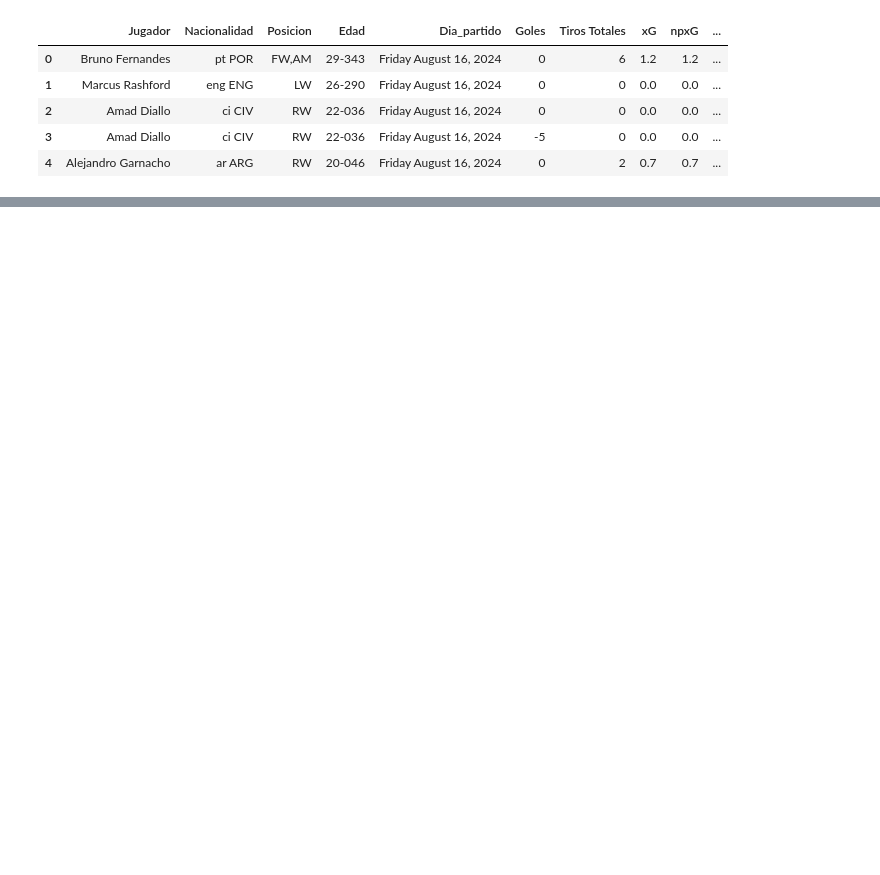
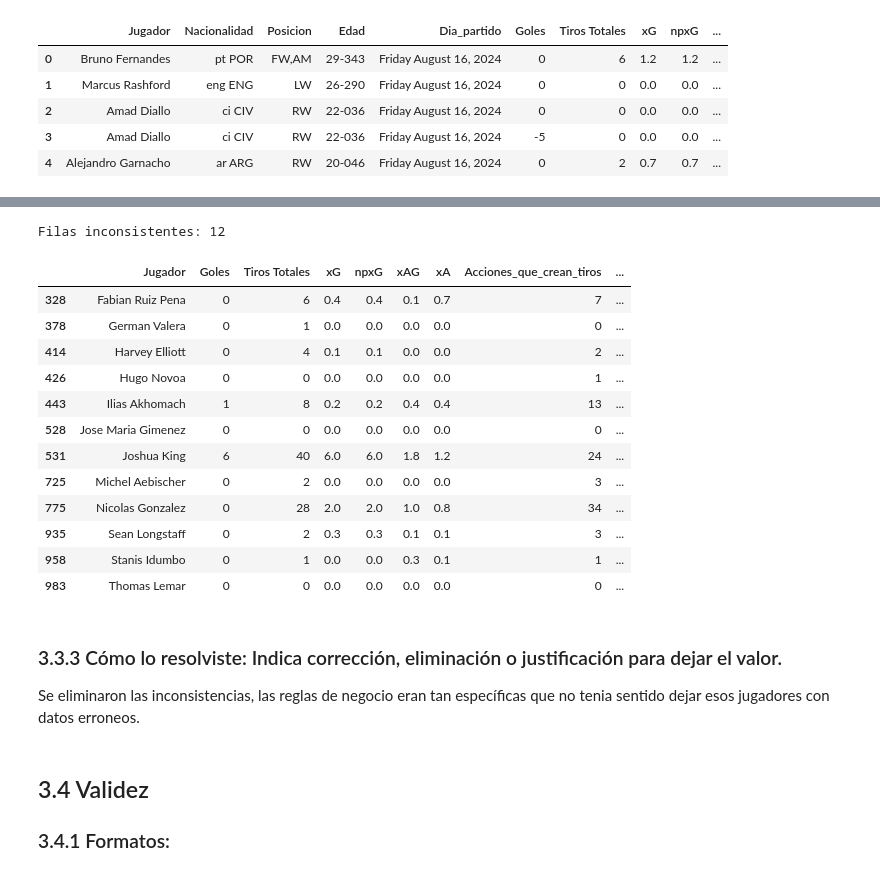
Before and after one commit to JFH000/lab_1, a Jupyter notebook: notebook_lab1.ipynb, the cells around one changed output, grey strips where cells are left out. Saved outputs shown, nothing was run; the diff lists cells and outputs as text; code cells hidden in the pictures; blank space fills up the shorter version.

```diff
--- a/notebook_lab1.ipynb
+++ b/notebook_lab1.ipynb
@@ -80,0 +336,3 @@ df.head()
+# %%
+df_train = df_train.drop_duplicates()
+duplicados()
@@ -80,0 +387,8 @@ df.head()
+# %%
+df_train = df_train[df_train["Nacionalidad"].notnull()]
+# %%
+top_nations = df_train["Nacionalidad"].value_counts().nlargest(20).index
+df_train["nationality_grouped"] = df_train["Nacionalidad"].where(df_train["Nacionalidad"].isin(top_nations), "Other")
+df_train= pd.get_dummies(df_train, columns=["nationality_grouped"], prefix="nat")
+
+print(df_train.filter(like="nat_").head())
@@ -80,0 +413,3 @@ df.head()
+# %%
+df_train = df_train.drop(columns=["Nacionalidad"],axis=1)
+df_train.head()
@@ -80,0 +583,28 @@ df.head()
+# %%
+checks = pd.DataFrame({
+    "goles_vs_tiros": df_player["Goles"] <= df_player["Tiros Totales"],
+    "xg_vs_tiros": df_player["xG"] <= df_player["Tiros Totales"],
+    "npxg_vs_xg": df_player["npxG"] <= df_player["xG"],
+    "subpases_vs_comp": (df_player["Pases_medios_completados"] + df_player["Pases_largos_completados"]) <= df_player["Pases_completados"],
+    "posicion_dummy": (df_player[["GK","DF","MF","FW"]].sum(axis=1)) >= 1,
+    "nacionalidad_dummy": (df_player[[c for c in df_player.columns if c.startswith("nat_")]].sum(axis=1) == 1)
+})
+
+inconsistencias = df_player.loc[~checks.all(axis=1)]
+print("Filas inconsistentes:", len(inconsistencias))
+inconsistencias.head(20)
+# %% [output]
+Filas inconsistentes: 12
+|  | Jugador | Goles | Tiros Totales | xG | npxG | xAG | xA | Acciones_que_crean_tiros | ... |
+| 328 | Fabian Ruiz Pena | 0 | 6 | 0.4 | 0.4 | 0.1 | 0.7 | 7 | ... |
+| 378 | German Valera | 0 | 1 | 0.0 | 0.0 | 0.0 | 0.0 | 0 | ... |
+| 414 | Harvey Elliott | 0 | 4 | 0.1 | 0.1 | 0.0 | 0.0 | 2 | ... |
+| 426 | Hugo Novoa | 0 | 0 | 0.0 | 0.0 | 0.0 | 0.0 | 1 | ... |
+| 443 | Ilias Akhomach | 1 | 8 | 0.2 | 0.2 | 0.4 | 0.4 | 13 | ... |
+| 528 | Jose Maria Gimenez | 0 | 0 | 0.0 | 0.0 | 0.0 | 0.0 | 0 | ... |
+| 531 | Joshua King | 6 | 40 | 6.0 | 6.0 | 1.8 | 1.2 | 24 | ... |
+| 725 | Michel Aebischer | 0 | 2 | 0.0 | 0.0 | 0.0 | 0.0 | 3 | ... |
+| 775 | Nicolas Gonzalez | 0 | 28 | 2.0 | 2.0 | 1.0 | 0.8 | 34 | ... |
+| 935 | Sean Longstaff | 0 | 2 | 0.3 | 0.3 | 0.1 | 0.1 | 3 | ... |
+| 958 | Stanis Idumbo | 0 | 1 | 0.0 | 0.0 | 0.3 | 0.1 | 1 | ... |
+| 983 | Thomas Lemar | 0 | 0 | 0.0 | 0.0 | 0.0 | 0.0 | 0 | ... |
@@ -80,0 +617,6 @@ df.head()
+# %% [markdown]
+### 3.3.3 Cómo lo resolviste: Indica corrección, eliminación o justificación para dejar el valor.
+Se eliminaron las inconsistencias, las reglas de negocio eran tan específicas que no tenia sentido dejar esos jugadores con datos erroneos.
+# %% [markdown]
+## 3.4 Validez
+### 3.4.1 Formatos:
```
Also changed, not shown: parts of 58 cells of this notebook.
